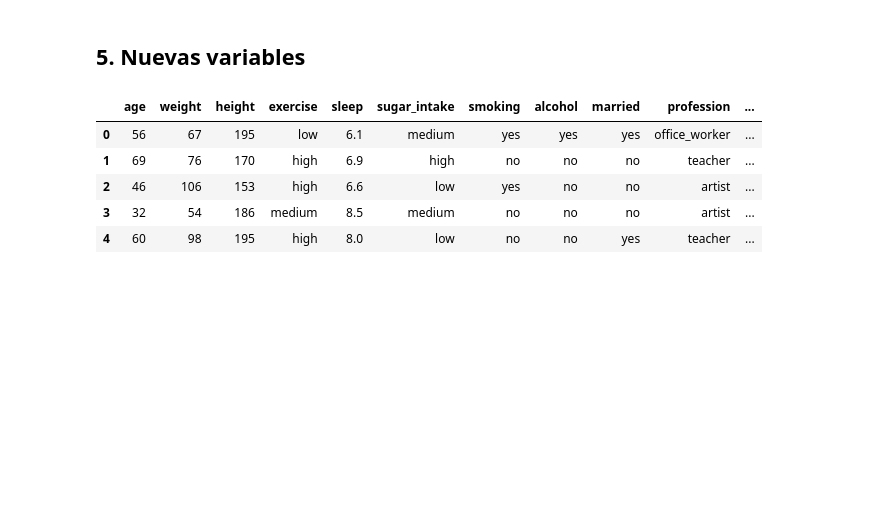
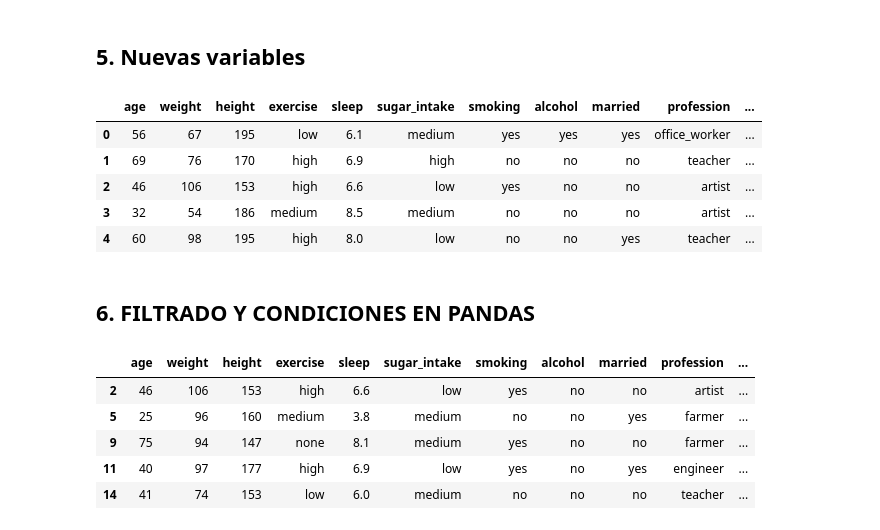
Before and after one commit to DiegoPineda08/PROYECTO-SALUD, a Jupyter notebook: notebooks/Proyecto_Salud.ipynb, the cells around one changed output. Saved outputs shown, nothing was run; the diff lists cells and outputs as text; code cells hidden in the pictures; blank space fills up the shorter version.

Commit message:
Realizacion de los flitrados con pandas y las agrupaciones con GroupBy

```diff
--- a/notebooks/Proyecto_Salud.ipynb
+++ b/notebooks/Proyecto_Salud.ipynb
@@ -269,3 +269,14 @@ df.head()
 | 2 | 46 | 106 | 153 | high | 6.6 | low | yes | no | no | artist | ... |
 | 3 | 32 | 54 | 186 | medium | 8.5 | medium | no | no | no | artist | ... |
 | 4 | 60 | 98 | 195 | high | 8.0 | low | no | no | yes | teacher | ... |
+# %% [markdown]
+## 6. FILTRADO Y CONDICIONES EN PANDAS
+# %%
+df[df["bmi"] > 30].head()
+# %% [output]
+|  | age | weight | height | exercise | sleep | sugar_intake | smoking | alcohol | married | profession | ... |
+| 2 | 46 | 106 | 153 | high | 6.6 | low | yes | no | no | artist | ... |
+| 5 | 25 | 96 | 160 | medium | 3.8 | medium | no | no | yes | farmer | ... |
+| 9 | 75 | 94 | 147 | none | 8.1 | medium | yes | no | no | farmer | ... |
+| 11 | 40 | 97 | 177 | high | 6.9 | low | yes | no | yes | engineer | ... |
+| 14 | 41 | 74 | 153 | low | 6.0 | medium | no | no | no | teacher | ... |
```
Also changed, not shown: parts of 20 cells of this notebook.
